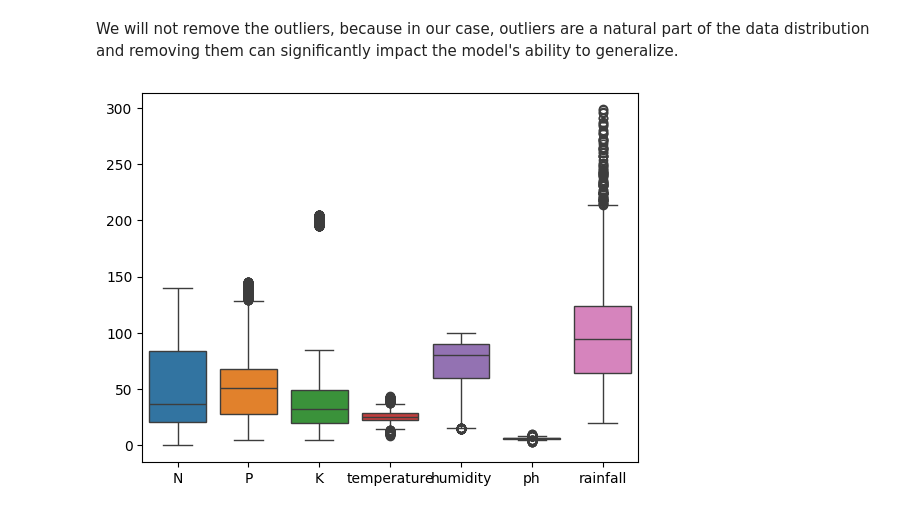
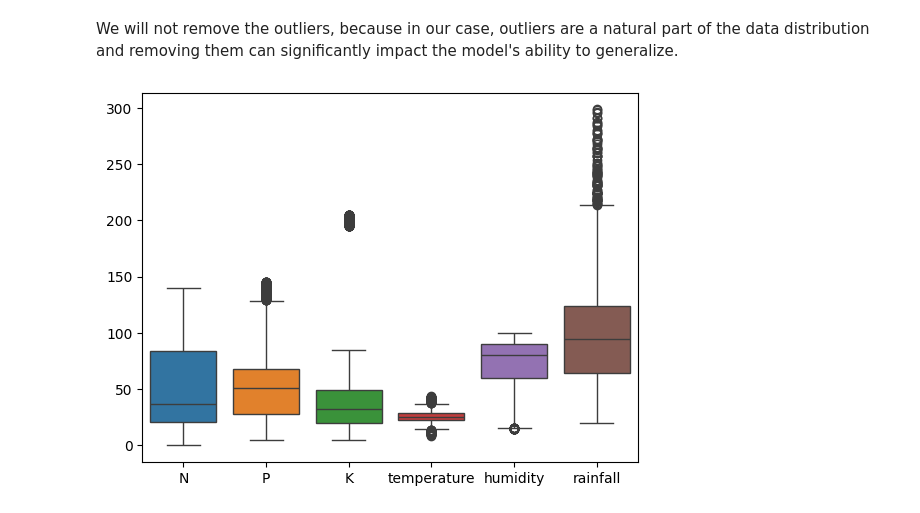
Before and after one commit to HaninEssam215/Crop-Recommendation-System, a Jupyter notebook: Crop_Recommendation_System.ipynb, the cells around one changed output. Cells and saved outputs as stored; diff of their text form; code cells hidden in the pictures.

```diff
--- a/Crop_Recommendation_System.ipynb
+++ b/Crop_Recommendation_System.ipynb
@@ -169,10 +169,11 @@ DF2
 We will not remove the outliers, because in our case, outliers are a natural part of the data distribution and removing them can significantly impact the model's ability to generalize.
 # %%
 # Select columns excluding 'crop'
-cols_to_plot = [col for col in DF.columns if col != 'crop']
+cols_to_plot = [col for col in DF2.columns if col == 'N' or col =='K'
+or col =='P' or col == 'temperature' or col == 'humidity' or col =='rainfall' ]
 
 # Box plot
-sns.boxplot(data=DF[cols_to_plot])
+sns.boxplot(data=DF2[cols_to_plot])
 plt.show()
 # %% [output]
-[figure, old version]
+[figure, new version]
```
